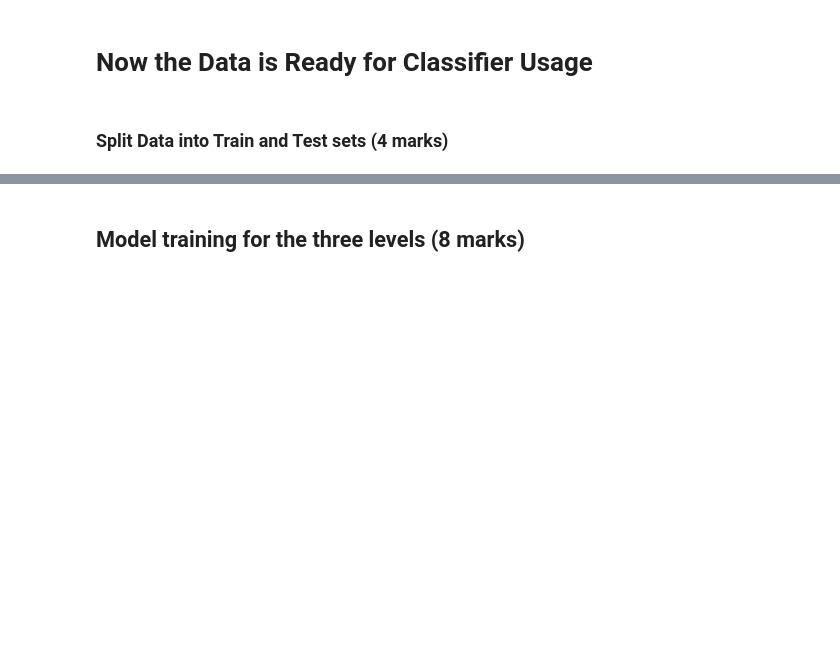
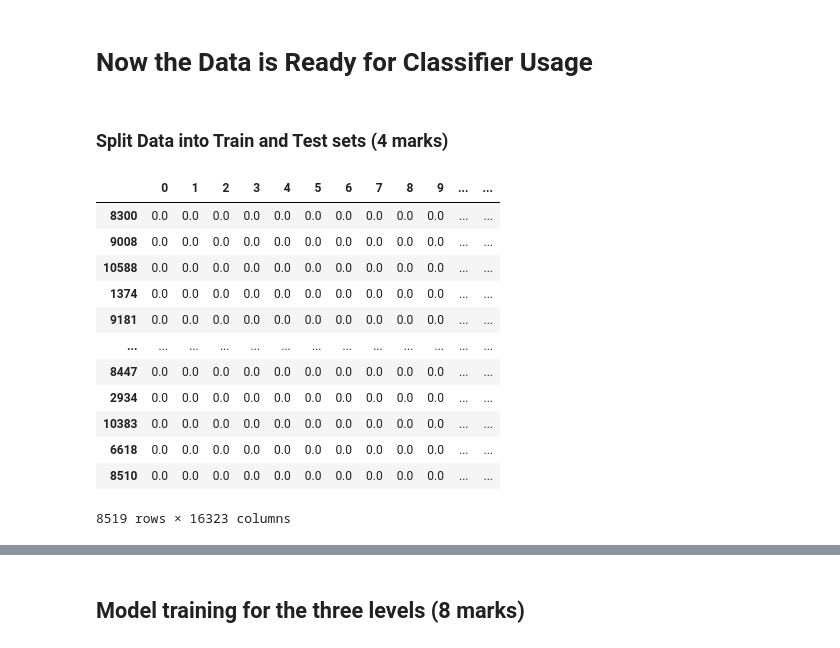
Before and after one commit to azebro/MSC_DS, a Jupyter notebook: DSM030/Coursework/Task-Solution-Skeleton.ipynb, the cells around one changed output, grey strips where cells are left out. Drawn from its saved outputs; the diff is of its cells as text; code cells hidden in the pictures; blank space fills up the shorter version.

Commit message:
Modelling

```diff
--- a/DSM030/Coursework/Task-Solution-Skeleton.ipynb
+++ b/DSM030/Coursework/Task-Solution-Skeleton.ipynb
@@ -217,3 +186,9 @@ process_text_stem("Here we're testing the process_text function, results are as
 # Here you apply the process_text function to the Description column of the data
 # Then you pass the results to the bag of words tranformer
 # See here: https://scikit-learn.org/stable/modules/generated/sklearn.feature_extraction.text.CountVectorizer.html
+
+from sklearn.feature_extraction.text import CountVectorizer
+df2 = df.copy()
+#df2['Ngrams'] = df2['Description'].apply(lambda x: process_text(x))
+cv = CountVectorizer(tokenizer=process_text)
+X = cv.fit_transform(df2['Description'].tolist())
@@ -223,6 +208,11 @@ Now we can use .transform on our Bag-of-Words (bow) transformed object and trans
 # After that you pass the result of the previous step to sklearn's TfidfTransformer
 # which will convert them into a feature matrix
 # See here: https://scikit-learn.org/stable/modules/generated/sklearn.feature_extraction.text.TfidfTransformer.html
+
+from sklearn.feature_extraction.text import TfidfTransformer
+
+tfid = TfidfTransformer()
+text_tfidf = tfid.fit_transform(X)
 # %%
 # The resulting matrix is in sparse format, we can transform it into dense
 # Code prepared for you so you can see what results look like
@@ -247,0 +235,23 @@ text_tfidf.head()
+# %%
+# Train/Test split
+from sklearn.model_selection import train_test_split
+
+combined = pd.concat([text_tfidf, df[['Level_1', 'Level_2', 'Level_3']]], axis=1)
+
+train_data, test_data = train_test_split(combined, test_size=0.2, random_state=25)
+# %%
+train_data
+# %% [output]
+|  | 0 | 1 | 2 | 3 | 4 | 5 | 6 | 7 | 8 | 9 | ... | ... |
+| 8300 | 0.0 | 0.0 | 0.0 | 0.0 | 0.0 | 0.0 | 0.0 | 0.0 | 0.0 | 0.0 | ... | ... |
+| 9008 | 0.0 | 0.0 | 0.0 | 0.0 | 0.0 | 0.0 | 0.0 | 0.0 | 0.0 | 0.0 | ... | ... |
+| 10588 | 0.0 | 0.0 | 0.0 | 0.0 | 0.0 | 0.0 | 0.0 | 0.0 | 0.0 | 0.0 | ... | ... |
+| 1374 | 0.0 | 0.0 | 0.0 | 0.0 | 0.0 | 0.0 | 0.0 | 0.0 | 0.0 | 0.0 | ... | ... |
+| 9181 | 0.0 | 0.0 | 0.0 | 0.0 | 0.0 | 0.0 | 0.0 | 0.0 | 0.0 | 0.0 | ... | ... |
+| ... | ... | ... | ... | ... | ... | ... | ... | ... | ... | ... | ... | ... |
+| 8447 | 0.0 | 0.0 | 0.0 | 0.0 | 0.0 | 0.0 | 0.0 | 0.0 | 0.0 | 0.0 | ... | ... |
+| 2934 | 0.0 | 0.0 | 0.0 | 0.0 | 0.0 | 0.0 | 0.0 | 0.0 | 0.0 | 0.0 | ... | ... |
+| 10383 | 0.0 | 0.0 | 0.0 | 0.0 | 0.0 | 0.0 | 0.0 | 0.0 | 0.0 | 0.0 | ... | ... |
+| 6618 | 0.0 | 0.0 | 0.0 | 0.0 | 0.0 | 0.0 | 0.0 | 0.0 | 0.0 | 0.0 | ... | ... |
+| 8510 | 0.0 | 0.0 | 0.0 | 0.0 | 0.0 | 0.0 | 0.0 | 0.0 | 0.0 | 0.0 | ... | ... |
+8519 rows × 16323 columns
```
Also changed, not shown: parts of 22 cells of this notebook, 1 other file.
